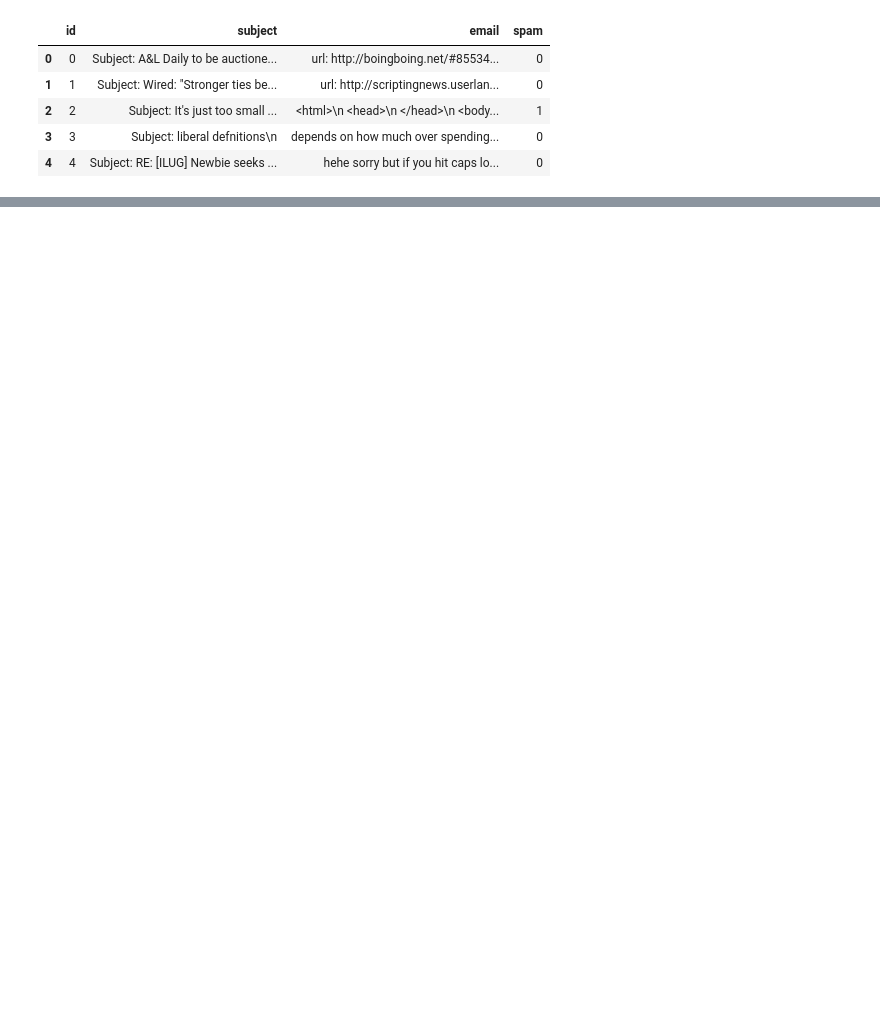
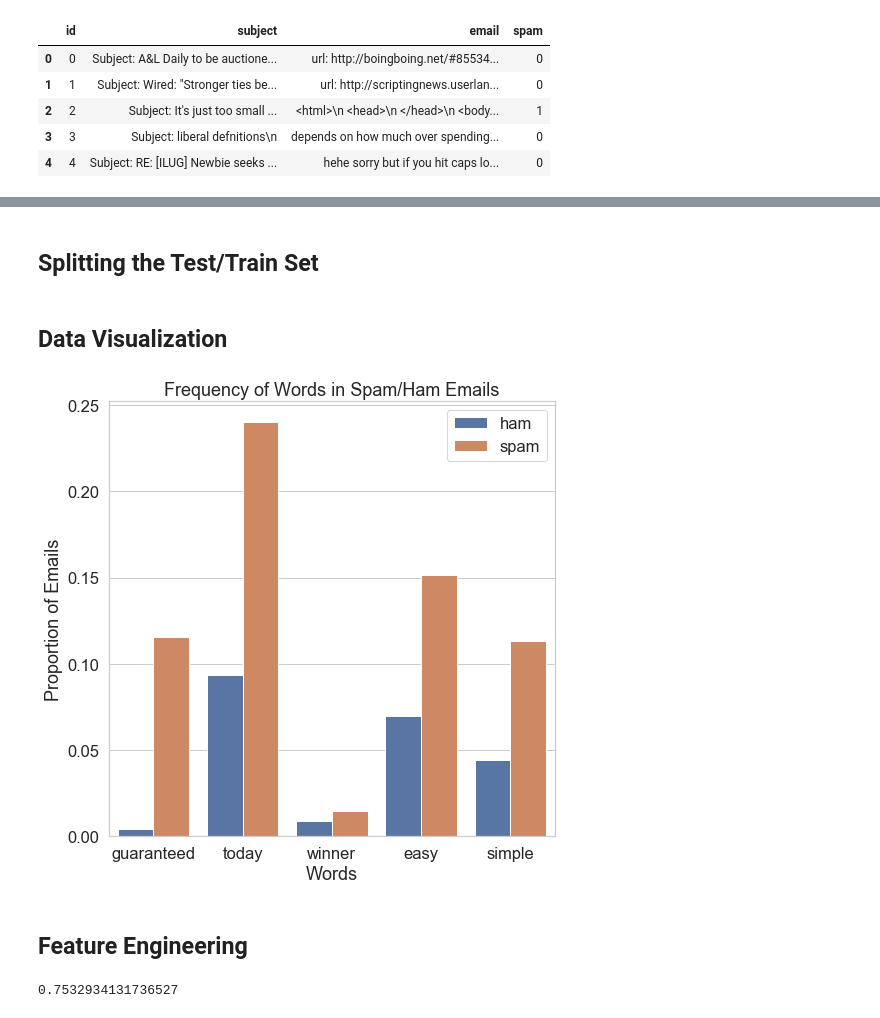
Before and after one commit to violetsinn/bash-slinging-hackers, a Jupyter notebook: project.ipynb, the cells around one changed output, grey strips where cells are left out. Saved outputs shown, nothing was run; the diff lists cells and outputs as text; code cells hidden in the pictures; blank space fills up the shorter version.

```diff
--- a/project.ipynb
+++ b/project.ipynb
@@ -75,0 +34,2 @@ pandas_datareader: None
+# %% [markdown]
+## Splitting the Test/Train Set
@@ -75,0 +40,25 @@ pandas_datareader: None
+# %% [markdown]
+## Data Visualization
+# %%
+word_list = ['guaranteed', 'today', 'winner', 'easy', 'simple']
+
+arr = words_in_texts(word_list, train['email'])
+
+for num in range(len(word_list)):
+    train[word_list[num]] = [j[num] for j in arr]
+
+dat = pd.melt(train, id_vars = 'spam', value_vars = word_list)
+# %%
+plt.figure(figsize = (8, 8))
+sns.barplot(x = 'variable', y = 'value', hue = 'spam', data = dat, ci = None)
+plt.xlabel('Words')
+plt.ylabel('Proportion of Emails')
+L = plt.legend()
+L.get_texts()[0].set_text('ham')
+L.get_texts()[1].set_text('spam')
+plt.title('Frequency of Words in Spam/Ham Emails')
+plt.show()
+# %% [output]
+[figure, added]
+# %% [markdown]
+## Feature Engineering
@@ -75,0 +93,11 @@ pandas_datareader: None
+# %%
+phi_train = feature_matrix(word_list, train['email'])
+phi_test = feature_matrix(word_list, val['email'])
+
+y_train = train['spam']
+
+model = LogisticRegression().fit(phi_train, y_train)
+training_accuracy = sum(model.predict(phi_test) == val['spam']) / len(val['spam'])
+training_accuracy
+# %% [output]
+0.7532934131736527
```
Also changed, not shown: parts of 20 cells of this notebook, 1 other file.
